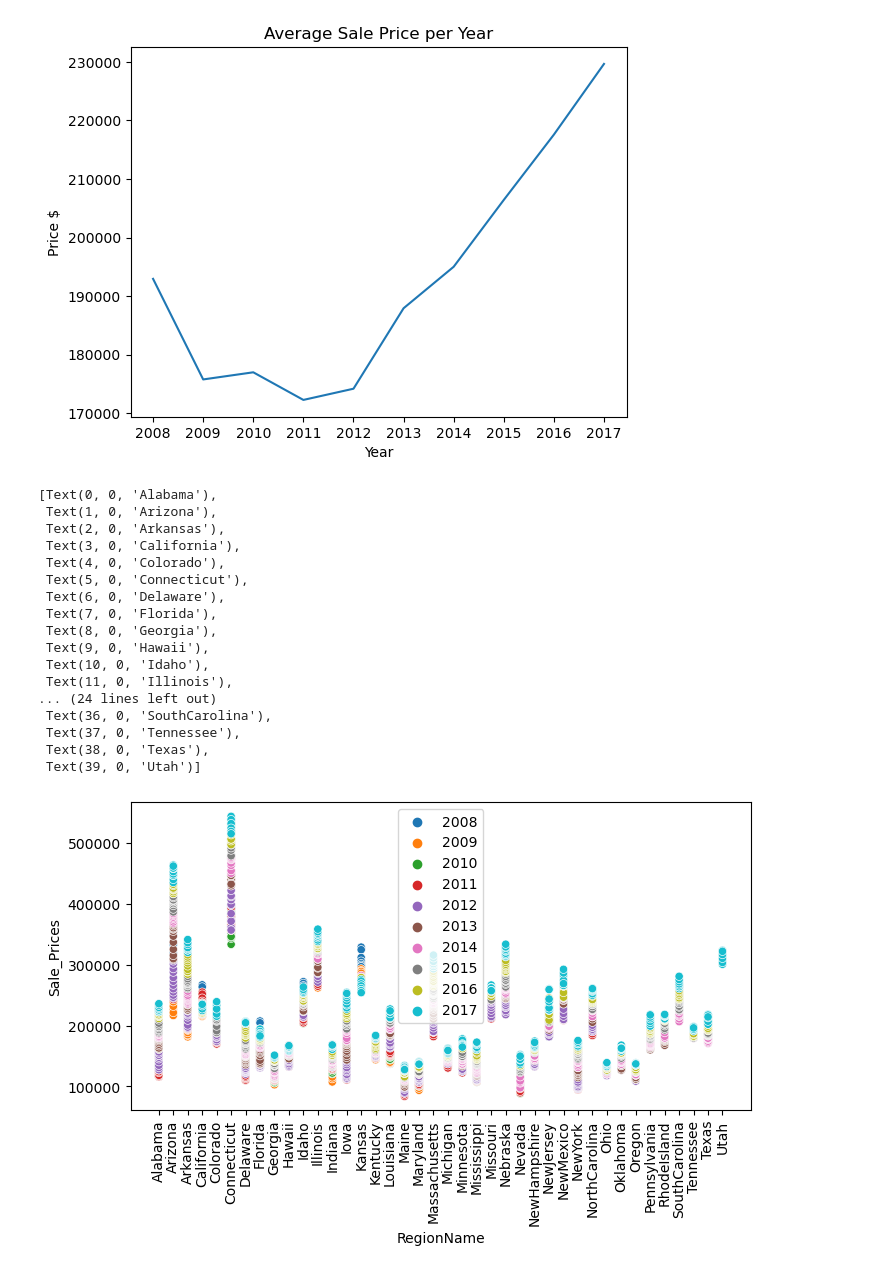
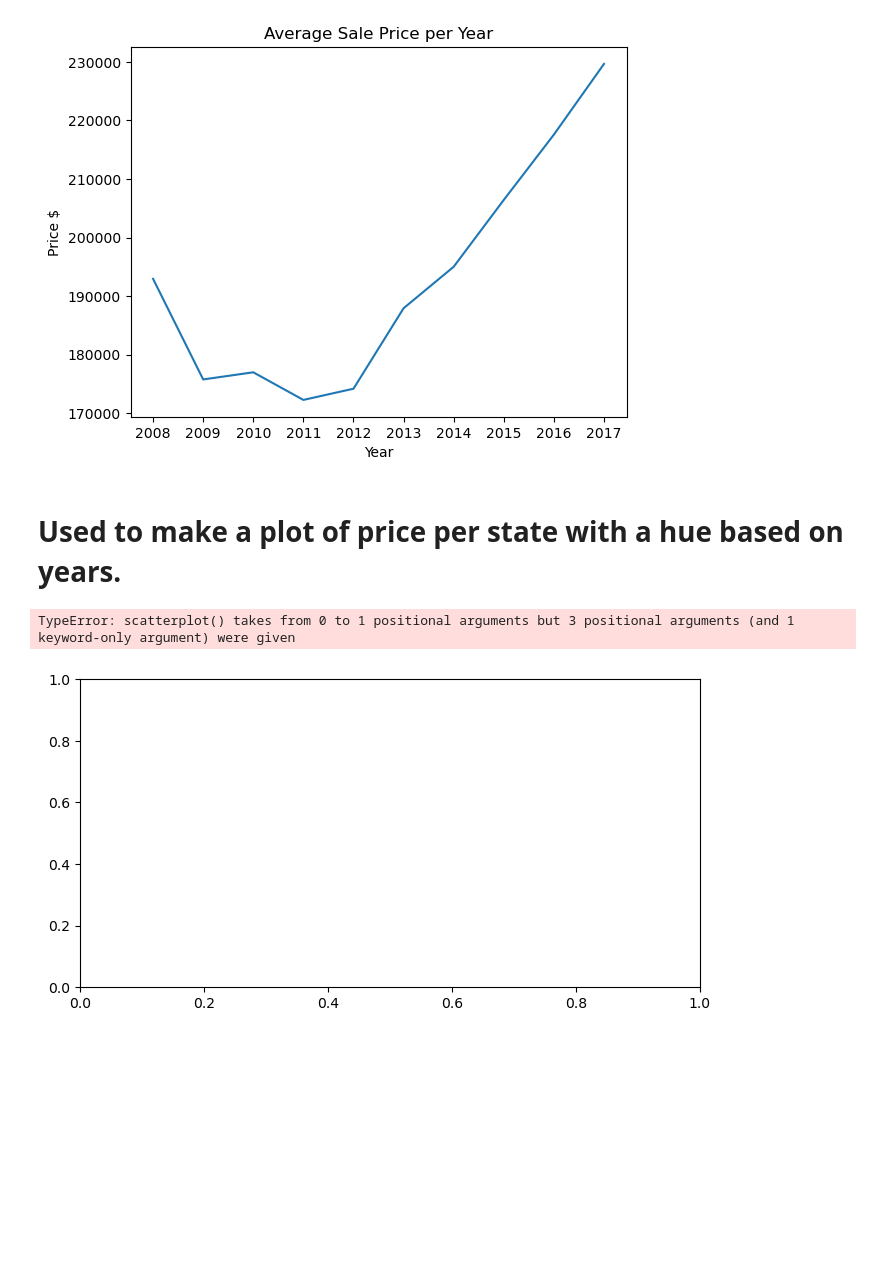
Before and after one commit to MikePlekan/Real-Estate-project, a Jupyter notebook: LookingAtData.ipynb, the cells around one changed output. Drawn from its saved outputs; the diff is of its cells as text; code cells hidden in the pictures; blank space fills up the shorter version.

```diff
--- a/LookingAtData.ipynb
+++ b/LookingAtData.ipynb
@@ -452,76 +392,34 @@ sb.lineplot(x=xlab, y=averageSalePrice)#, hue=months)
 12
 <AxesSubplot:title={'center':'Average Sale Price per Year'}, xlabel='Year', ylabel='Price $'>
 [figure]
+# %% [markdown]
+# Used to make a plot of price per state with a hue based on years.
 # %%
 # Trying to track price changes per state with a scatter plot where x would be state, y is average sale price per year and the hue shows the year
 years = []
 salePriceState = []
 states = []
 
 dfStatePrice = df[['Date','RegionName','Sale_Prices']]
 dfStatePrice = dfStatePrice.dropna(axis=0)
 #print(dfStatePrice)
 '''
 
 for i in dfStatePrice['Sale_Prices']:
     salePriceState.append(i)
 
 for i in dfStatePrice['RegionName']:
     states.append(i)
 '''
 for i in dfStatePrice['Date']:
     years.append(i[:-6])
 
-'''
-total = 0
-num = 0
-averageSale = []
-yearToCheck = int(years[0])
-stateToCheck = states[0]
-xlab = [str(yearToCheck)]
-#print(type(yearToCheck))
-
-for i in range(len(prices)):
-    year = int(years[i])
-    state = states[i]
-
-    if (year == yearToCheck):
-        if (state = stateToCheck):
-            total = total + salePriceState[i]
-            num += 1
-
-    else:
-        averageSale.append(total/num)
-        yearToCheck += 1
-        xlab.append(str(yearToCheck))
-        total = 0
-        num = 0
-
-averageSale.append(total/num)
-'''
-
 
 fig, ax = plt.subplots(figsize = (8,4))
-#plt.scatter(years, df['MedianListingPrice_SingleFamilyResidence'], marker="o", hue=years)
-sb.scatterplot('RegionName', 'Sale_Prices', data=dfStatePrice, hue=years)
+#plt.scatter(df['RegionName'], df['Sale_Prices'], marker="o", hue=years)
+#sb.scatterplot('RegionName', 'Sale_Prices', data=dfStatePrice, hue=years)
 #sb.lineplot(data=dfStatePrice, x=years, y="Sale_Prices", hue='RegionName')
 ax.set_xticklabels(df['RegionName'],rotation = 90)
 # %% [output]
-[Text(0, 0, 'Alabama'),
- Text(1, 0, 'Arizona'),
- Text(2, 0, 'Arkansas'),
- Text(3, 0, 'California'),
- Text(4, 0, 'Colorado'),
- Text(5, 0, 'Connecticut'),
- Text(6, 0, 'Delaware'),
- Text(7, 0, 'Florida'),
- Text(8, 0, 'Georgia'),
- Text(9, 0, 'Hawaii'),
- Text(10, 0, 'Idaho'),
- Text(11, 0, 'Illinois'),
-... (24 lines left out)
- Text(36, 0, 'SouthCarolina'),
- Text(37, 0, 'Tennessee'),
- Text(38, 0, 'Texas'),
- Text(39, 0, 'Utah')]
+TypeError: scatterplot() takes from 0 to 1 positional arguments but 3 positional arguments (and 1 keyword-only argument) were given
-[figure, old version]
+[figure, new version]
```
Also changed, not shown: parts of 12 cells of this notebook.
